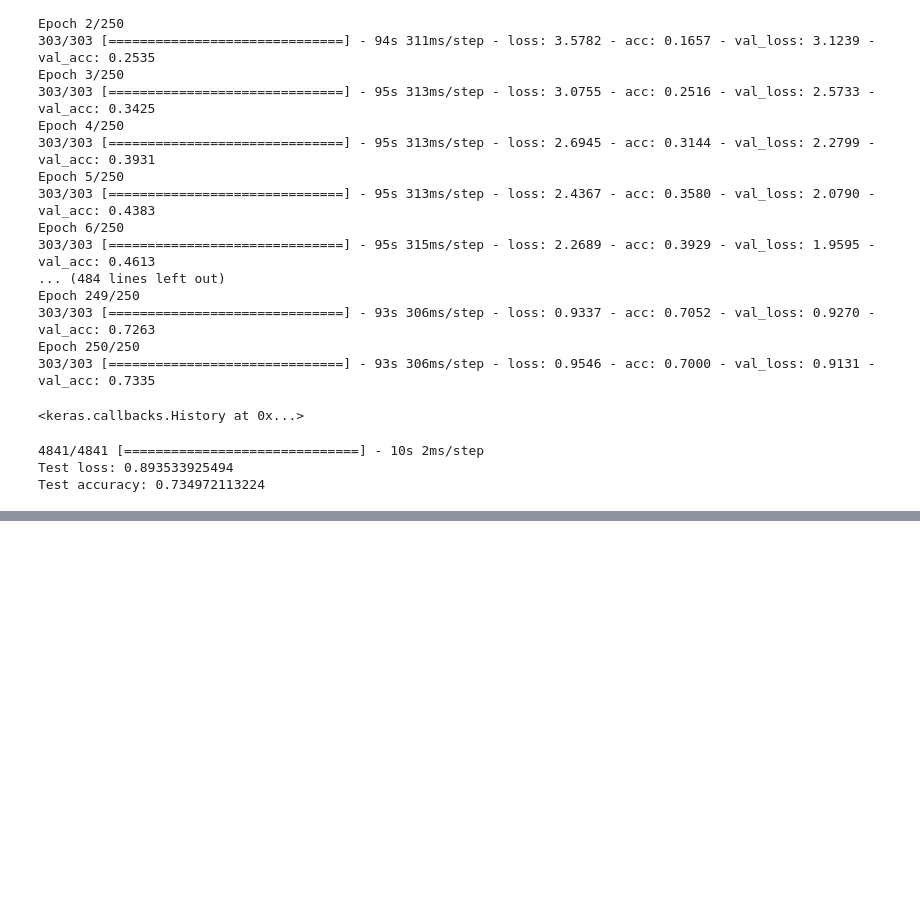
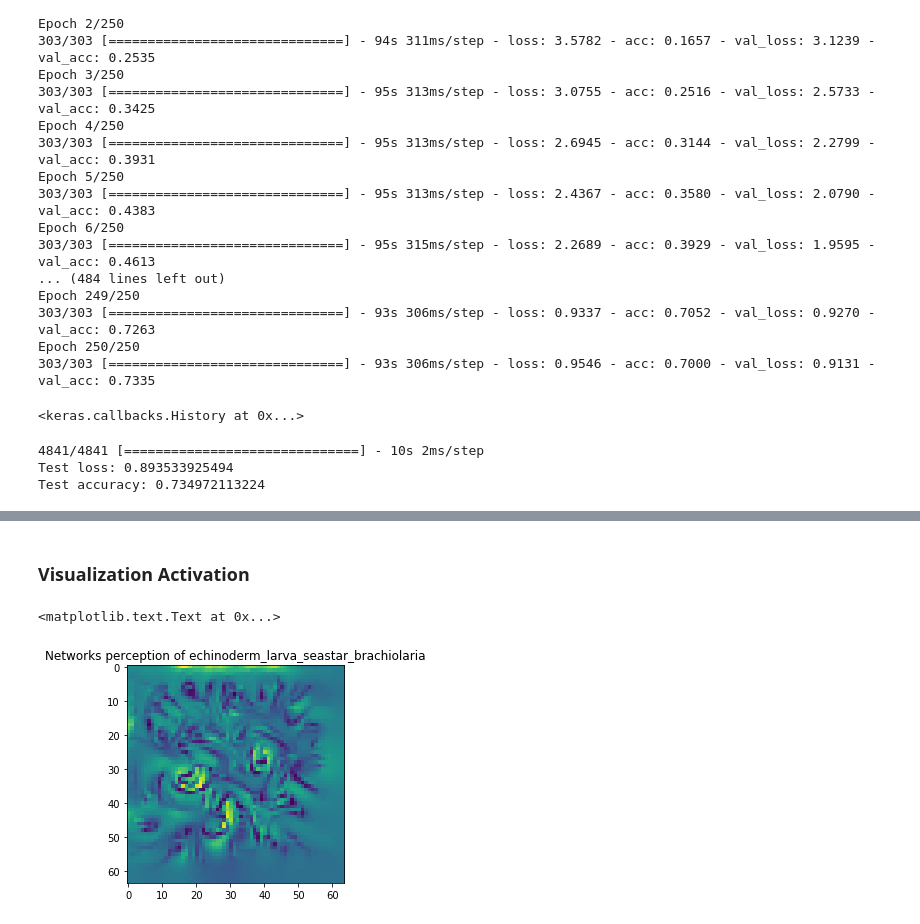
Before and after one commit to Kewind/AML_Kaggle, a Jupyter notebook: AML Notebook.ipynb, the cells around one changed output, grey strips where cells are left out. Drawn from its saved outputs; the diff is of its cells as text; code cells hidden in the pictures; blank space fills up the shorter version.

```diff
--- a/AML Notebook.ipynb
+++ b/AML Notebook.ipynb
@@ -353,0 +462,16 @@ df_submit.to_csv('submission', sep=',', index=False)
+# %% [markdown]
+### Visualization Activation
+# %%
+def map_class_to_label(class_id):
+    return df_label_map[df_label_map['class'] == class_id]['label'].values[0]
+# %%
+from vis.visualization import visualize_activation
+
+# This is the output node we want to maximize.
+filter_idx = 70 # model has high f1-score for class 70
+img = visualize_activation(model, layer_idx, filter_indices=filter_idx)
+plt.imshow(img[..., 0])
+plt.title('Networks perception of {}'.format(map_class_to_label(filter_idx)))
+# %% [output]
+<matplotlib.text.Text at 0x...>
+[figure, added]
```
Also changed, not shown: parts of 13 cells of this notebook, 1 other file.
